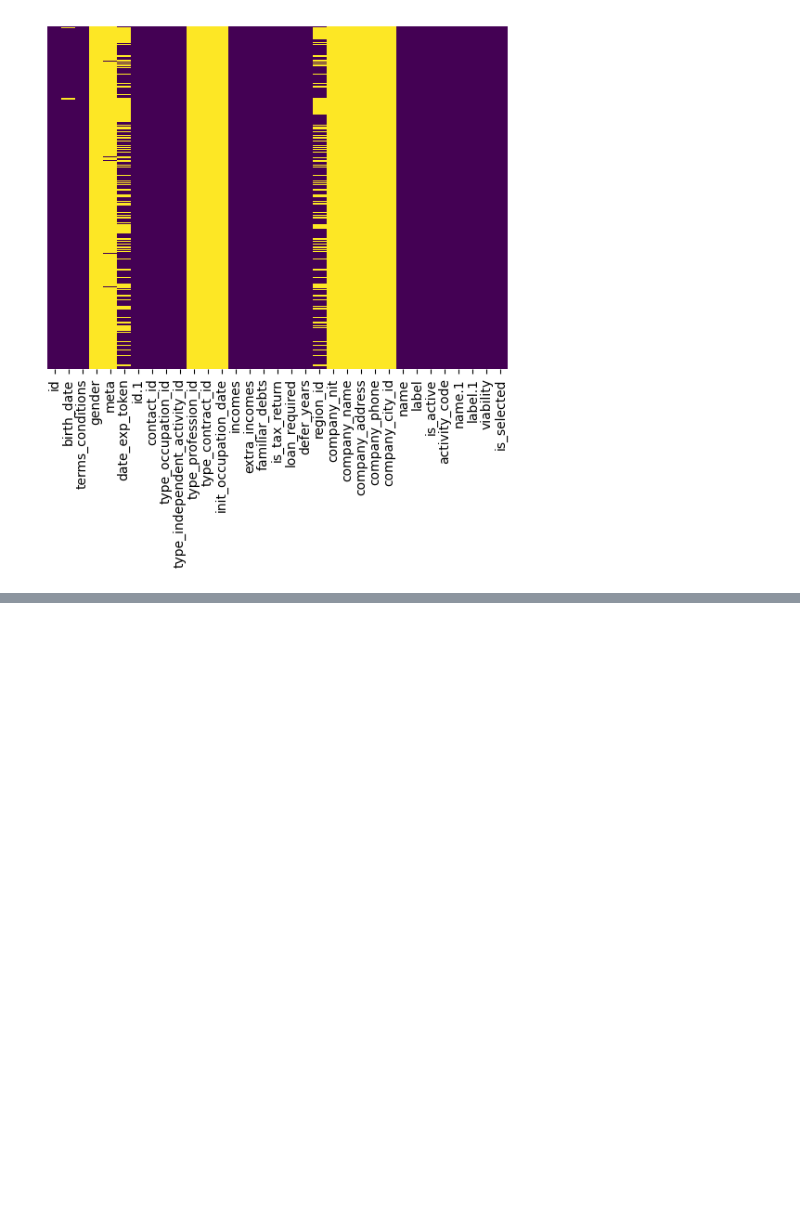
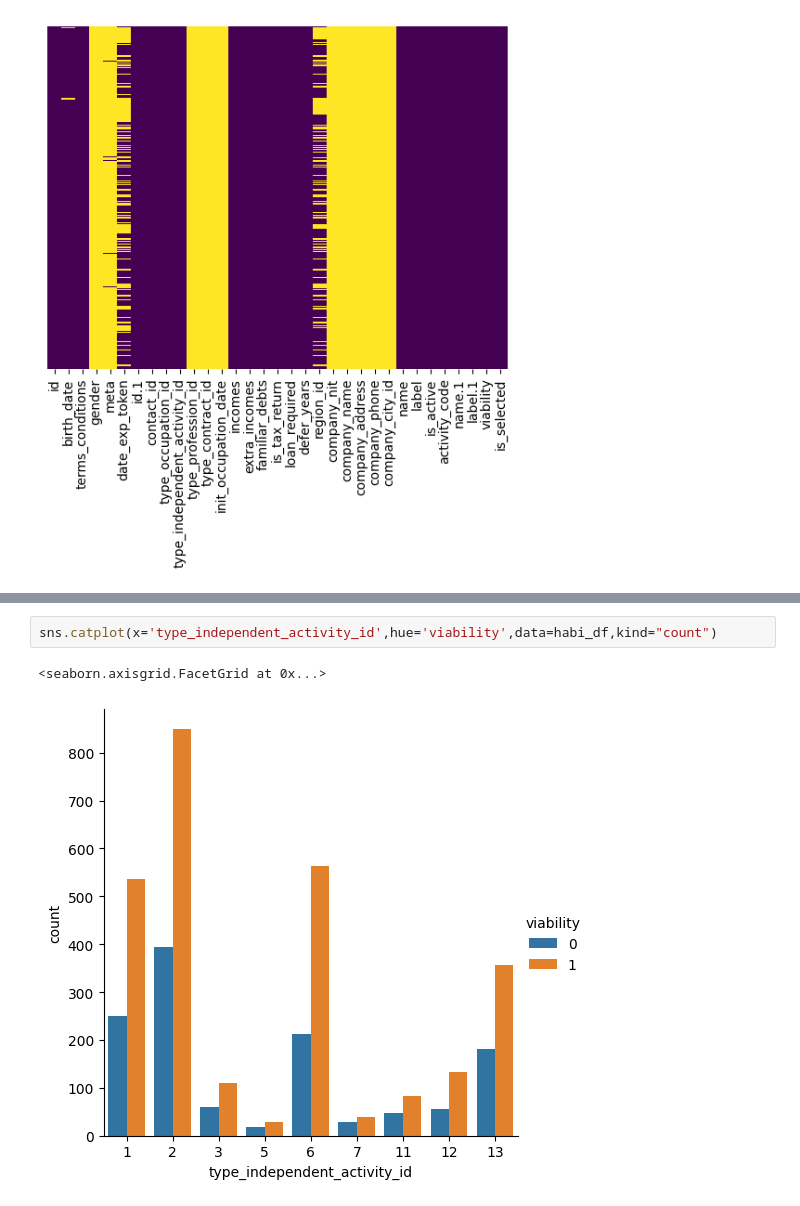
Before and after one commit to alejomaar/habi, a Jupyter notebook: prediction.ipynb, the cells around one changed output, grey strips where cells are left out. Drawn from its saved outputs; the diff is of its cells as text; blank space fills up the shorter version.

```diff
--- a/prediction.ipynb
+++ b/prediction.ipynb
@@ -21,0 +74,5 @@ sns.heatmap(habi_df.isnull(),yticklabels=False,cbar=False,cmap='viridis')
+# %%
+sns.catplot(x='type_independent_activity_id',hue='viability',data=habi_df,kind="count")
+# %% [output]
+<seaborn.axisgrid.FacetGrid at 0x...>
+[figure, added]
```
Also changed, not shown: parts of 9 cells of this notebook.
